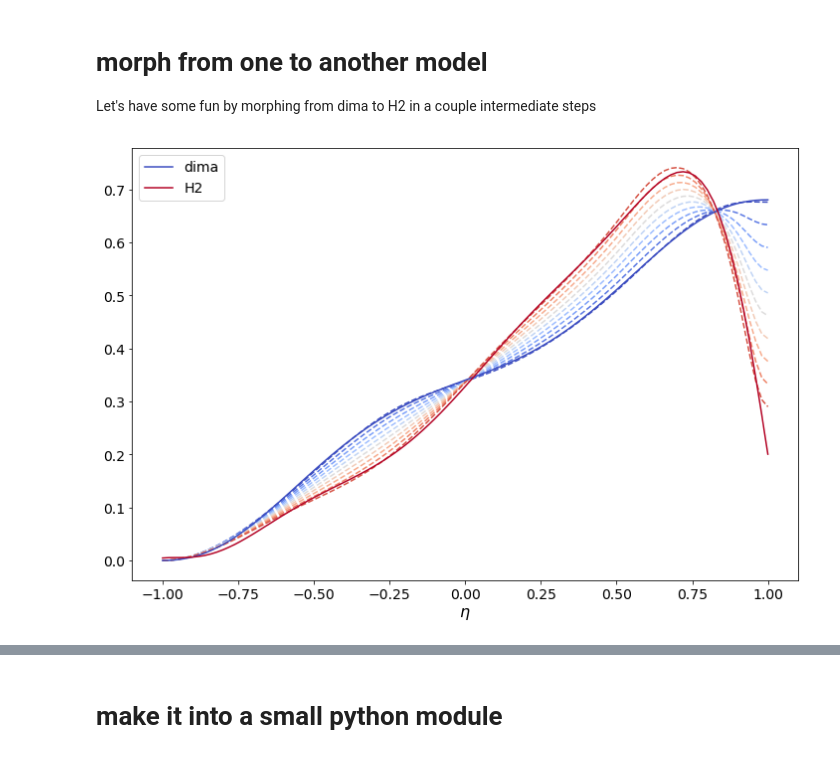
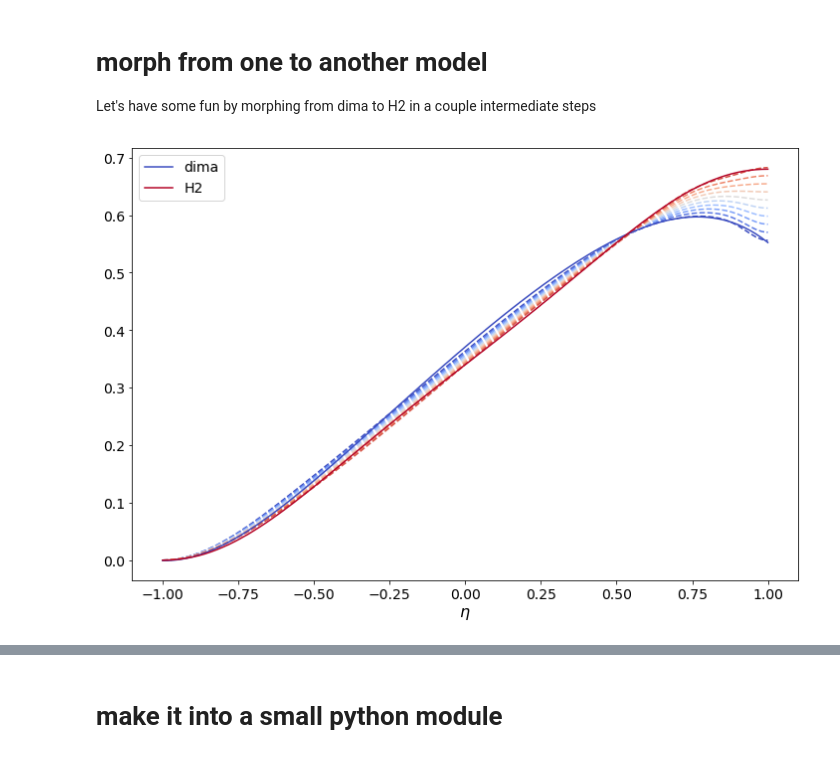
Before and after one commit to icecube/angular_acceptance, a Jupyter notebook: Angular_acceptance.ipynb, the cells around one changed output, grey strips where cells are left out. Drawn from its saved outputs; the diff is of its cells as text; code cells hidden in the pictures.

```diff
--- a/Angular_acceptance.ipynb
+++ b/Angular_acceptance.ipynb
@@ -141,5 +163,12 @@ MSU 2
 # Reduce dimensionality
 by doing a PCA decomposition and taking the two most important components
 # %%
-transformer = PCA(n_components=2, random_state=0)
+n_components=2
+
+
+transformer = PCA(n_components=n_components, random_state=0)
 out = transformer.fit_transform(y_points)
+
+
+print(transformer.explained_variance_)
+print(transformer.singular_values_)
@@ -183,11 +232,11 @@ def ang(params, values):
 # Samples & Envelope
 let's do some random sampling of the new function
 # %%
-n = 1000
+n = 100
 
 all_curves = np.ones(shape=(n, xnew.shape[0]))
 
-for i in xrange(n):
+for i in range(n):
     params = []
     for j in range(out.shape[1]):
         r = np.random.randn(1)
@@ -198,7 +247,7 @@ for i in xrange(n):
 
 plt.gca().set_xlim([-1,1])
 #plt.plot(xnew, msu(xnew, p1=0.2, p2=0), c='k')
-plt.plot(xnew, msu(xnew, p1=0.3, p2=0), c='r', label='dima')
+plt.plot(xnew, models['dima'], c='r', label='dima')
 #plt.plot(xnew, msu(xnew, p1=0.4, p2=0), c='k')
 plt.legend()
 plt.gca().set_xlabel(r'$\eta$')
@@ -236,21 +285,18 @@ fig = plt.figure()
 ax1 = plt.subplot2grid((10,1), (0,0), rowspan=8, fig=fig)
 ax2 = plt.subplot2grid((10,1), (8,0),sharex=ax1,rowspan=2, fig=fig)
 
-approx_params = []
+new_params = {}
 
-for target, name, color in zip(targets, names, colors):
+for target, name, color in zip(models.values(), models.keys(), colors):
 
-    opt = optimize.minimize(fun, x0=np.zeros(out.shape[1]), method='L-BFGS-B', args=(target))
-    approx_params.append(opt['x'])
-    print name
-    print opt['x']
+    opt = optimize.minimize(fun, x0=np.zeros(out.shape[1]), method='BFGS', args=(target))
+    new_params[name] = opt['x']
 
     new = ang(opt['x'], xnew)
     ax1.plot(xnew, new, '--', c=color)
     ax1.plot(xnew, target, label=name, c=color)
     ax2.plot(xnew, new - target, c=color)
 
-approx_params = np.stack(approx_params)
 
 ax1.set_xlim([-1,1])
 ax2.set_xlim([-1,1])
@@ -261,7 +307,7 @@ ax2.hlines(0,-1,1)
 ax2.set_ylabel('diff')
 ax2.set_xlabel(r'$\eta$')
 
-ax1.legend(loc='upper left')
+ax1.legend(loc='upper left', ncol=2)
 plt.show()
 fig.savefig('approx_new.png')
 # %% [output]
@@ -288,19 +317,25 @@ MSU 2
 Let's have some fun by morphing from dima to H2 in a couple intermediate steps
 # %%
 n = 10.
-p1 = np.linspace(approx_params[2,0], approx_params[6,0], n, endpoint=True)
-p2 = np.linspace(approx_params[2,1], approx_params[6,1], n, endpoint=True)
+
+m1 = 'martin_0.6_14'
+m2 = 'dima'
+
+param_space = np.zeros((int(n), n_components))
+
+for i in range(n_components):
+    param_space[:,i] = np.linspace(new_params[m1][i], new_params[m2][i], n, endpoint=True)
 
 cmap = cm.coolwarm
 
 for i in range(int(n)):
-    plt.plot(xnew, ang([p1[i],p2[i]], xnew), c=cmap(i/n), ls='--')
+    plt.plot(xnew, ang(param_space[i], xnew), c=cmap(i/n), ls='--')
 
-plt.plot(xnew, dima, color=cmap(0.), label='dima')
-plt.plot(xnew, h2_model, color=cmap(1.), label='H2')
+plt.plot(xnew, models[m1], color=cmap(0.), label='dima')
+plt.plot(xnew, models[m2], color=cmap(1.), label='H2')
 plt.legend()
 plt.gca().set_xlabel(r'$\eta$')
 
 plt.savefig('morph.png')
 # %% [output]
-[figure, old version]
+[figure, new version]
```
Also changed, not shown: parts of 22 cells of this notebook, 1 other file.
